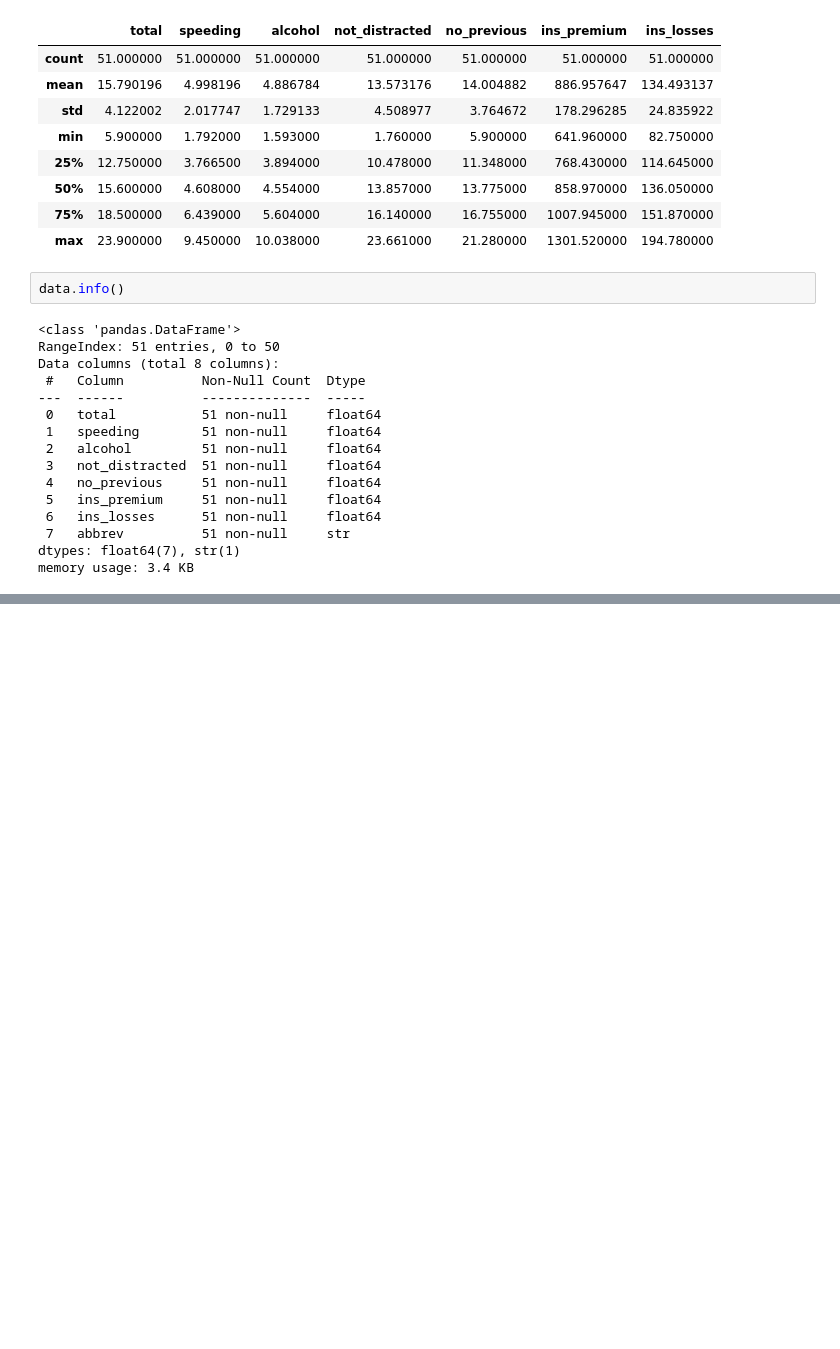
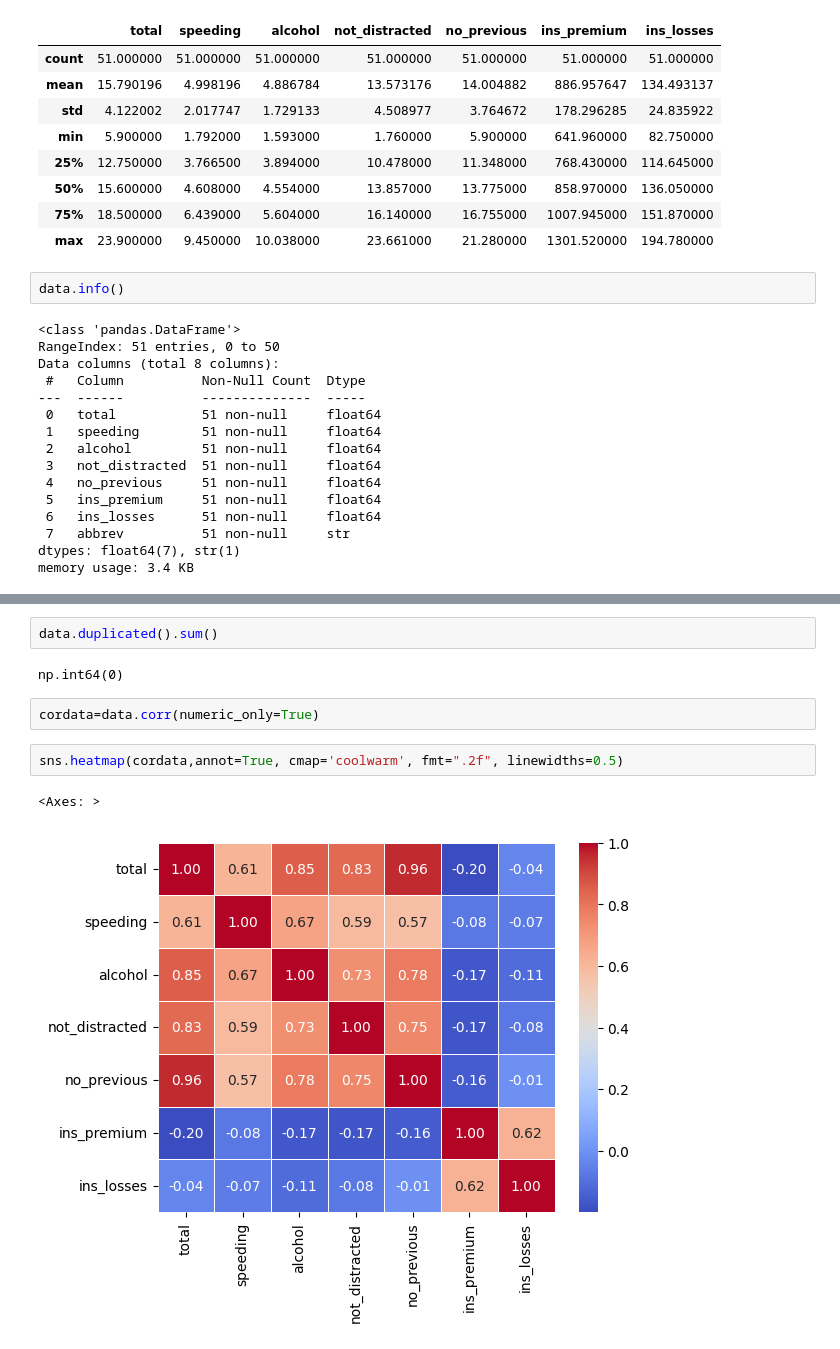
Before and after one commit to malik09-teach/ML-BASICS-PROJECTS-, a Jupyter notebook: EDA/univariate_new.ipynb, the cells around one changed output, grey strips where cells are left out. Saved outputs shown, nothing was run; the diff lists cells and outputs as text; blank space fills up the shorter version.

```diff
--- a/EDA/univariate_new.ipynb
+++ b/EDA/univariate_new.ipynb
@@ -86,0 +99,11 @@ memory usage: 3.4 KB
+# %%
+data.duplicated().sum()
+# %% [output]
+np.int64(0)
+# %%
+cordata=data.corr(numeric_only=True)
+# %%
+sns.heatmap(cordata,annot=True, cmap='coolwarm', fmt=".2f", linewidths=0.5)
+# %% [output]
+<Axes: >
+[figure, added]
```
Also changed, not shown: parts of 1 cell of this notebook.
